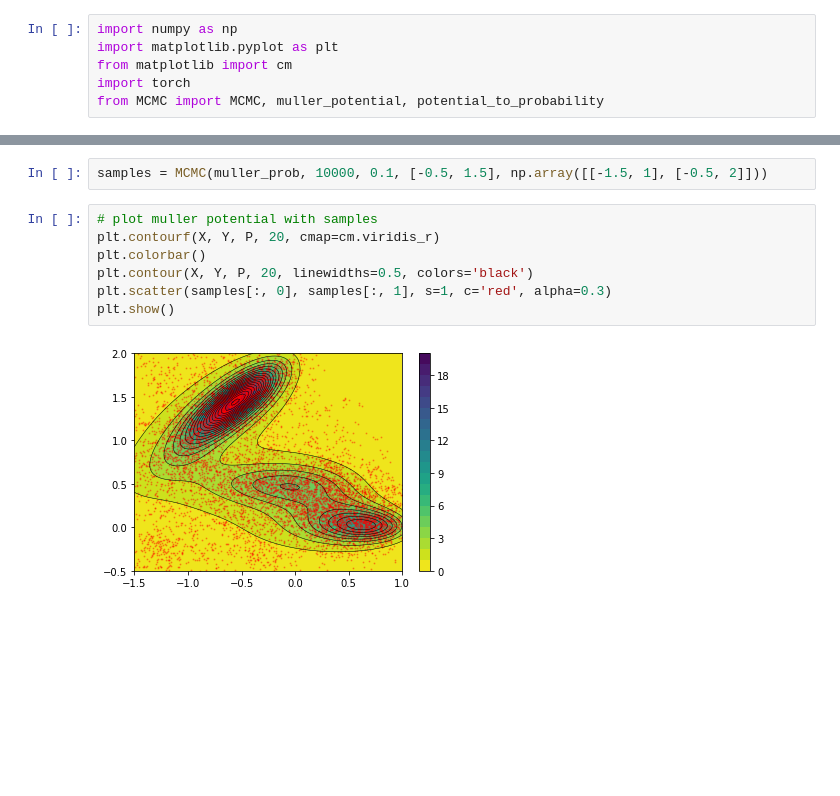
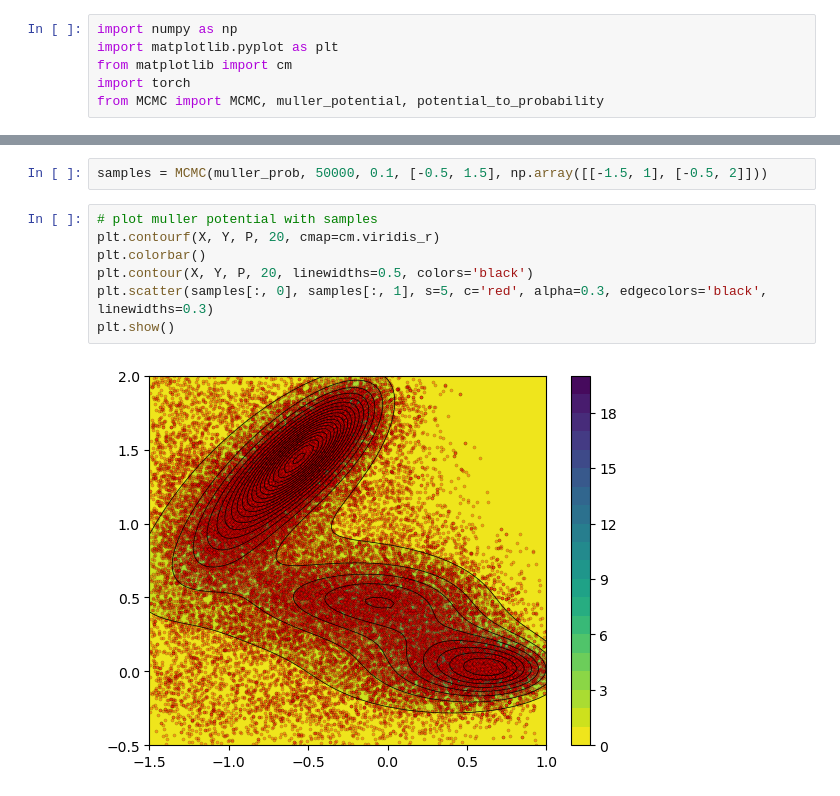
Before and after one commit to CongWang98/MCMC, a Jupyter notebook: MCMC.ipynb, the cells around one changed output, grey strips where cells are left out. Saved outputs shown, nothing was run; the diff lists cells and outputs as text; blank space fills up the shorter version.

```diff
--- a/MCMC.ipynb
+++ b/MCMC.ipynb
@@ -31,11 +31,11 @@ plt.show()
 # %%
-samples = MCMC(muller_prob, 10000, 0.1, [-0.5, 1.5], np.array([[-1.5, 1], [-0.5, 2]]))
+samples = MCMC(muller_prob, 50000, 0.1, [-0.5, 1.5], np.array([[-1.5, 1], [-0.5, 2]]))
 # %%
 # plot muller potential with samples
 plt.contourf(X, Y, P, 20, cmap=cm.viridis_r)
 plt.colorbar()
 plt.contour(X, Y, P, 20, linewidths=0.5, colors='black')
-plt.scatter(samples[:, 0], samples[:, 1], s=1, c='red', alpha=0.3)
+plt.scatter(samples[:, 0], samples[:, 1], s=5, c='red', alpha=0.3, edgecolors='black', linewidths=0.3)
 plt.show()
 # %% [output]
-[figure, old version]
+[figure, new version]
```
Also changed, not shown: parts of 2 cells of this notebook, 1 other file.
